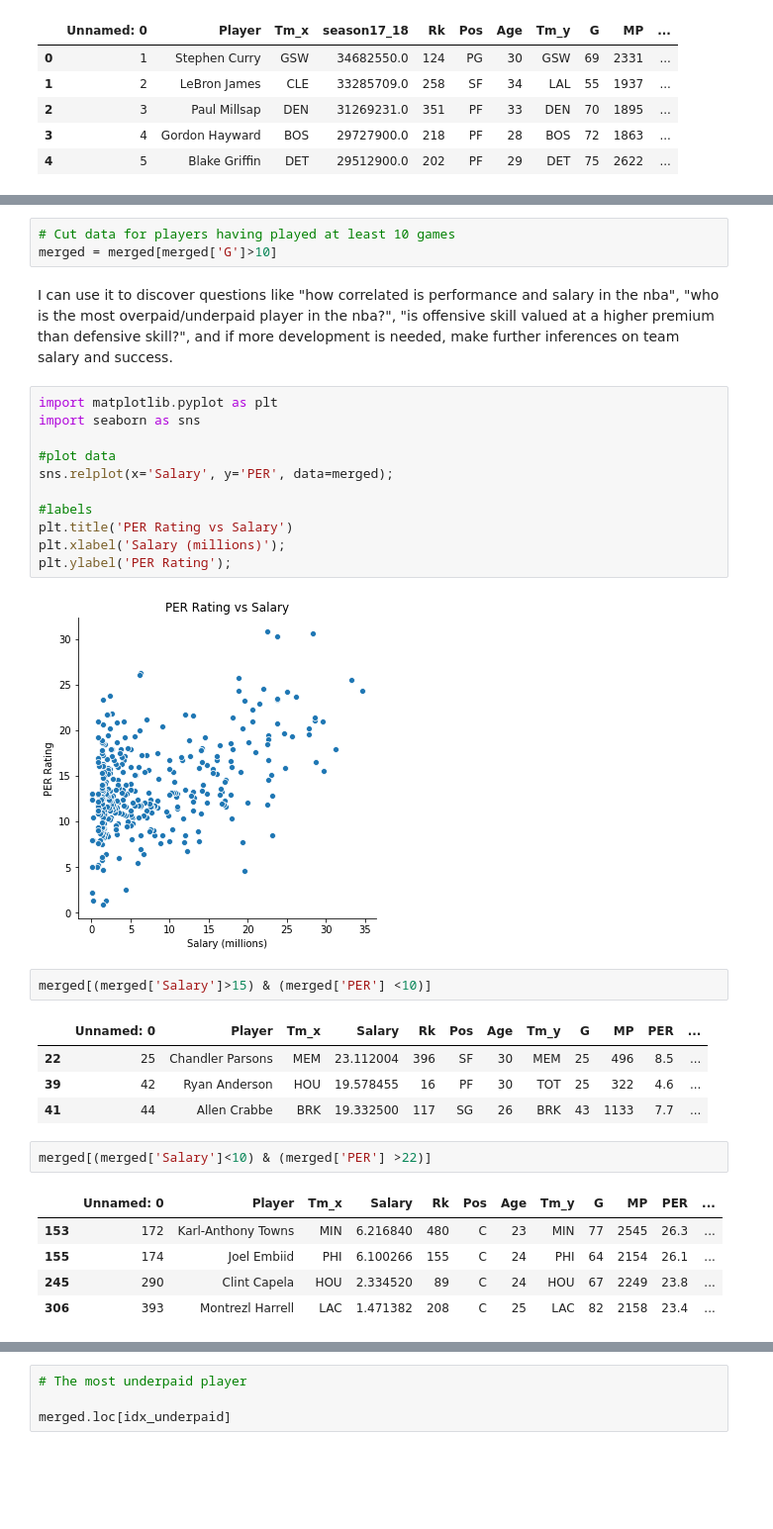
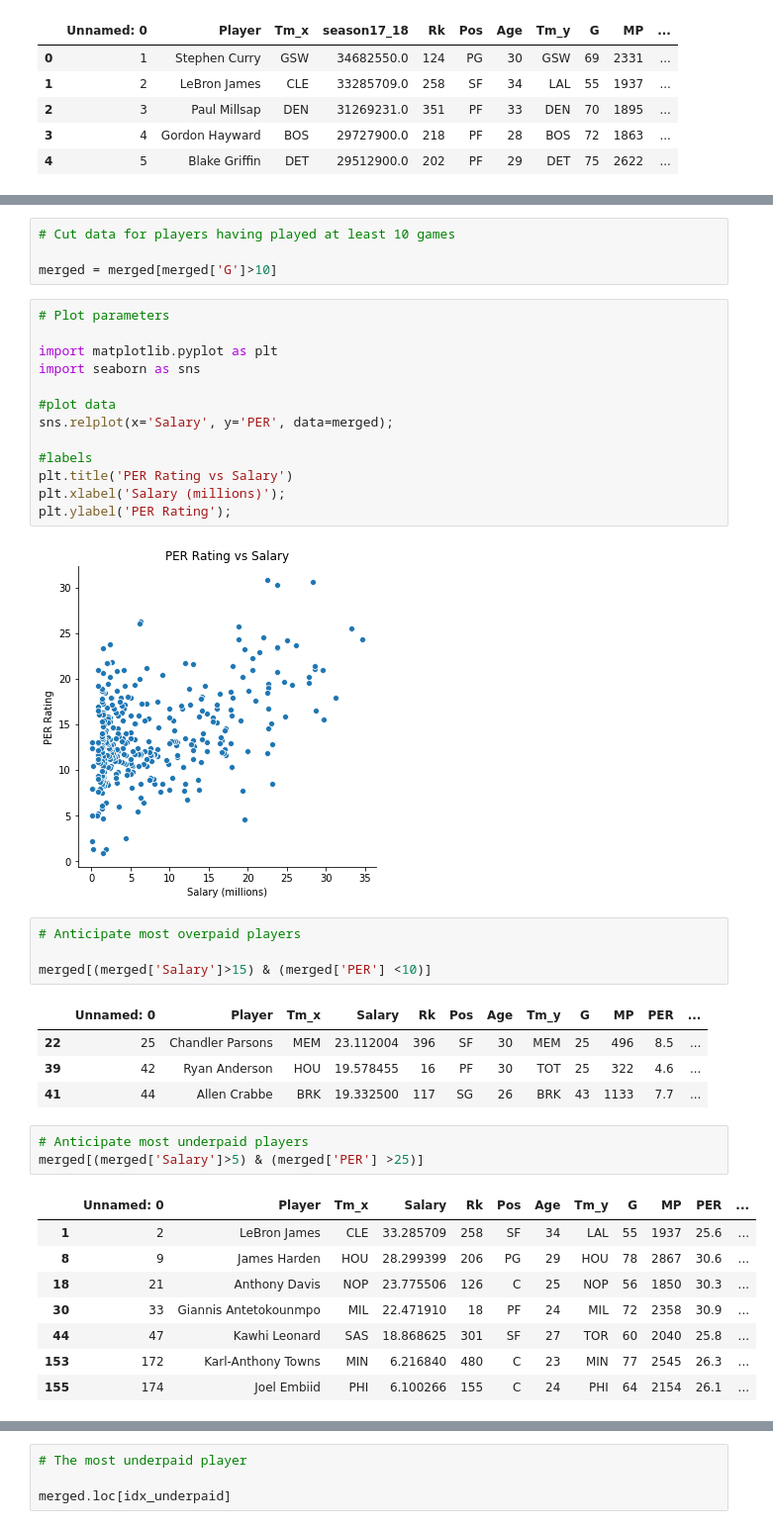
Before and after one commit to LambdaSchool/DS-Unit-1-Sprint-5-Data-Storytelling-Blog-Post, a Jupyter notebook: NBA_salary_analysis.ipynb, the cells around one changed output, grey strips where cells are left out. Shown at 99% size. Drawn from its saved outputs; the diff is of its cells as text; blank space fills up the shorter version.

```diff
--- a/NBA_salary_analysis.ipynb
+++ b/NBA_salary_analysis.ipynb
@@ -124,10 +135,11 @@ merged.head(5)
 | 4 | 5 | Blake Griffin | DET | 29.512900 | 202 | PF | 29 | DET | 75 | 2622 | 21.0 | ... |
 # %%
 # Cut data for players having played at least 10 games
+
 merged = merged[merged['G']>10]
-# %% [markdown]
-I can use it to discover questions like "how correlated is performance and salary in the nba", "who is the most overpaid/underpaid player in the nba?", "is offensive skill valued at a higher premium than defensive skill?", and if more development is needed, make further inferences on team salary and success.
 # %%
+# Plot parameters
+
 import matplotlib.pyplot as plt
 import seaborn as sns
 
@@ -141,18 +153,24 @@ plt.ylabel('PER Rating');
 # %% [output]
 [figure]
 # %%
+# Anticipate most overpaid players
+
 merged[(merged['Salary']>15) & (merged['PER'] <10)]
 # %% [output]
 |  | Unnamed: 0 | Player | Tm_x | Salary | Rk | Pos | Age | Tm_y | G | MP | PER | ... |
 | 22 | 25 | Chandler Parsons | MEM | 23.112004 | 396 | SF | 30 | MEM | 25 | 496 | 8.5 | ... |
 | 39 | 42 | Ryan Anderson | HOU | 19.578455 | 16 | PF | 30 | TOT | 25 | 322 | 4.6 | ... |
 | 41 | 44 | Allen Crabbe | BRK | 19.332500 | 117 | SG | 26 | BRK | 43 | 1133 | 7.7 | ... |
-# %%
-merged[(merged['Salary']<10) & (merged['PER'] >22)]
-# %% [output]
-|  | Unnamed: 0 | Player | Tm_x | Salary | Rk | Pos | Age | Tm_y | G | MP | PER | ... |
-| 153 | 172 | Karl-Anthony Towns | MIN | 6.216840 | 480 | C | 23 | MIN | 77 | 2545 | 26.3 | ... |
-| 155 | 174 | Joel Embiid | PHI | 6.100266 | 155 | C | 24 | PHI | 64 | 2154 | 26.1 | ... |
-| 245 | 290 | Clint Capela | HOU | 2.334520 | 89 | C | 24 | HOU | 67 | 2249 | 23.8 | ... |
-| 306 | 393 | Montrezl Harrell | LAC | 1.471382 | 208 | C | 25 | LAC | 82 | 2158 | 23.4 | ... |
+# %%
+# Anticipate most underpaid players
+merged[(merged['Salary']>5) & (merged['PER'] >25)]
+# %% [output]
+|  | Unnamed: 0 | Player | Tm_x | Salary | Rk | Pos | Age | Tm_y | G | MP | PER | ... |
+| 1 | 2 | LeBron James | CLE | 33.285709 | 258 | SF | 34 | LAL | 55 | 1937 | 25.6 | ... |
+| 8 | 9 | James Harden | HOU | 28.299399 | 206 | PG | 29 | HOU | 78 | 2867 | 30.6 | ... |
+| 18 | 21 | Anthony Davis | NOP | 23.775506 | 126 | C | 25 | NOP | 56 | 1850 | 30.3 | ... |
+| 30 | 33 | Giannis Antetokounmpo | MIL | 22.471910 | 18 | PF | 24 | MIL | 72 | 2358 | 30.9 | ... |
+| 44 | 47 | Kawhi Leonard | SAS | 18.868625 | 301 | SF | 27 | TOR | 60 | 2040 | 25.8 | ... |
+| 153 | 172 | Karl-Anthony Towns | MIN | 6.216840 | 480 | C | 23 | MIN | 77 | 2545 | 26.3 | ... |
+| 155 | 174 | Joel Embiid | PHI | 6.100266 | 155 | C | 24 | PHI | 64 | 2154 | 26.1 | ... |
 # %%
```
Also changed, not shown: parts of 34 cells of this notebook.
